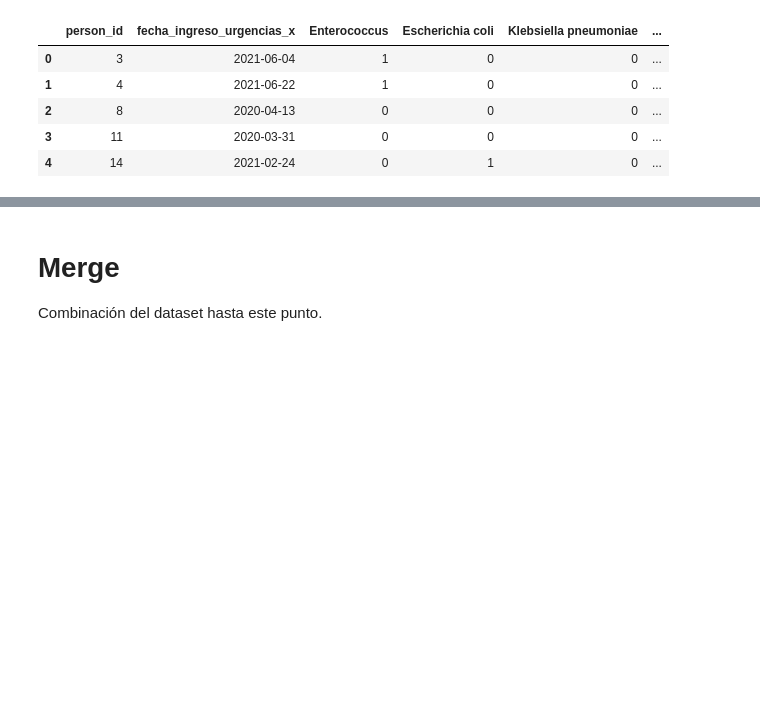
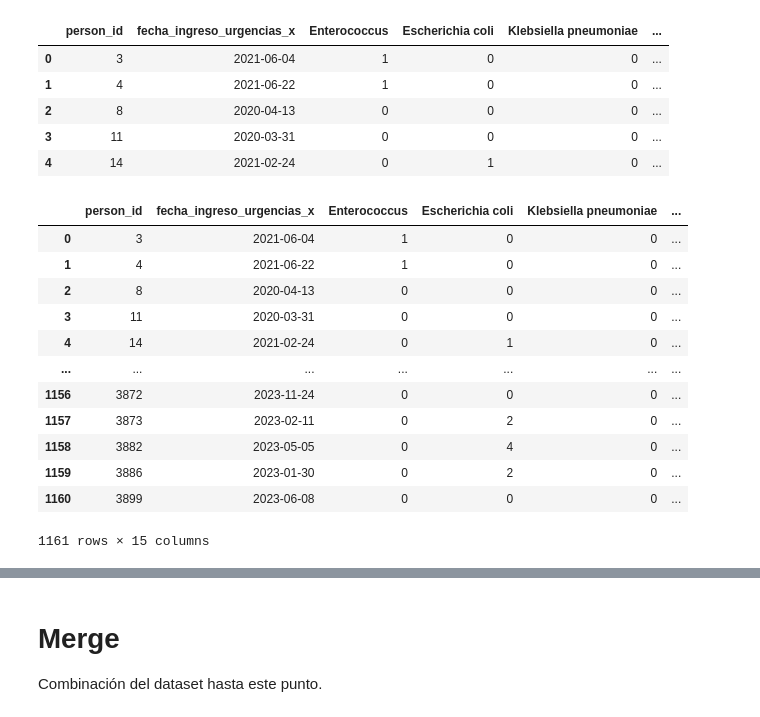
Before and after one commit to MePRAM/bd-tools, a Jupyter notebook: scripts/Preprocess.ipynb, the cells around one changed output, grey strips where cells are left out. Cells and saved outputs as stored; diff of their text form; code cells hidden in the pictures; blank space fills up the shorter version.

```diff
--- a/scripts/Preprocess.ipynb
+++ b/scripts/Preprocess.ipynb
@@ -608,3 +592,19 @@ tbl_infecciones_complete.head(5)
 | 2 | 8 | 2020-04-13 | 0 | 0 | 0 | ... |
 | 3 | 11 | 2020-03-31 | 0 | 0 | 0 | ... |
 | 4 | 14 | 2021-02-24 | 0 | 1 | 0 | ... |
+# %%
+tbl_infecciones_complete
+# %% [output]
+|  | person_id | fecha_ingreso_urgencias_x | Enterococcus | Escherichia coli | Klebsiella pneumoniae | ... |
+| 0 | 3 | 2021-06-04 | 1 | 0 | 0 | ... |
+| 1 | 4 | 2021-06-22 | 1 | 0 | 0 | ... |
+| 2 | 8 | 2020-04-13 | 0 | 0 | 0 | ... |
+| 3 | 11 | 2020-03-31 | 0 | 0 | 0 | ... |
+| 4 | 14 | 2021-02-24 | 0 | 1 | 0 | ... |
+| ... | ... | ... | ... | ... | ... | ... |
+| 1156 | 3872 | 2023-11-24 | 0 | 0 | 0 | ... |
+| 1157 | 3873 | 2023-02-11 | 0 | 2 | 0 | ... |
+| 1158 | 3882 | 2023-05-05 | 0 | 4 | 0 | ... |
+| 1159 | 3886 | 2023-01-30 | 0 | 2 | 0 | ... |
+| 1160 | 3899 | 2023-06-08 | 0 | 0 | 0 | ... |
+1161 rows × 15 columns
```
Also changed, not shown: parts of 6 cells of this notebook.
